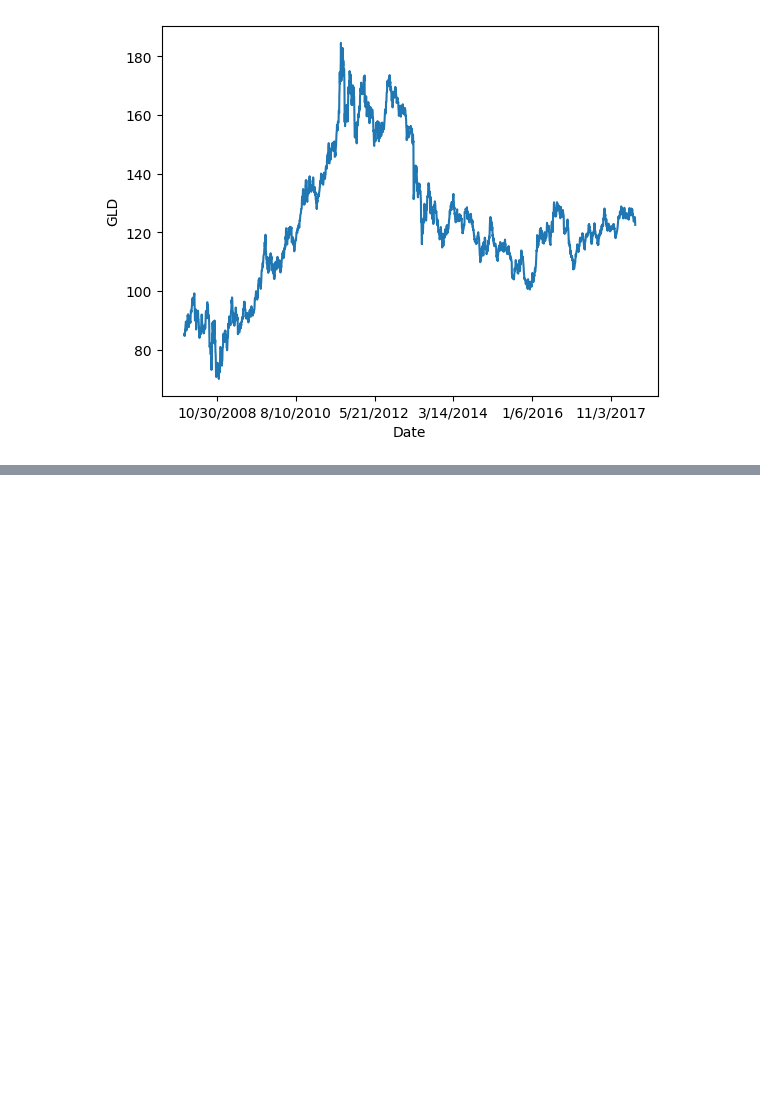
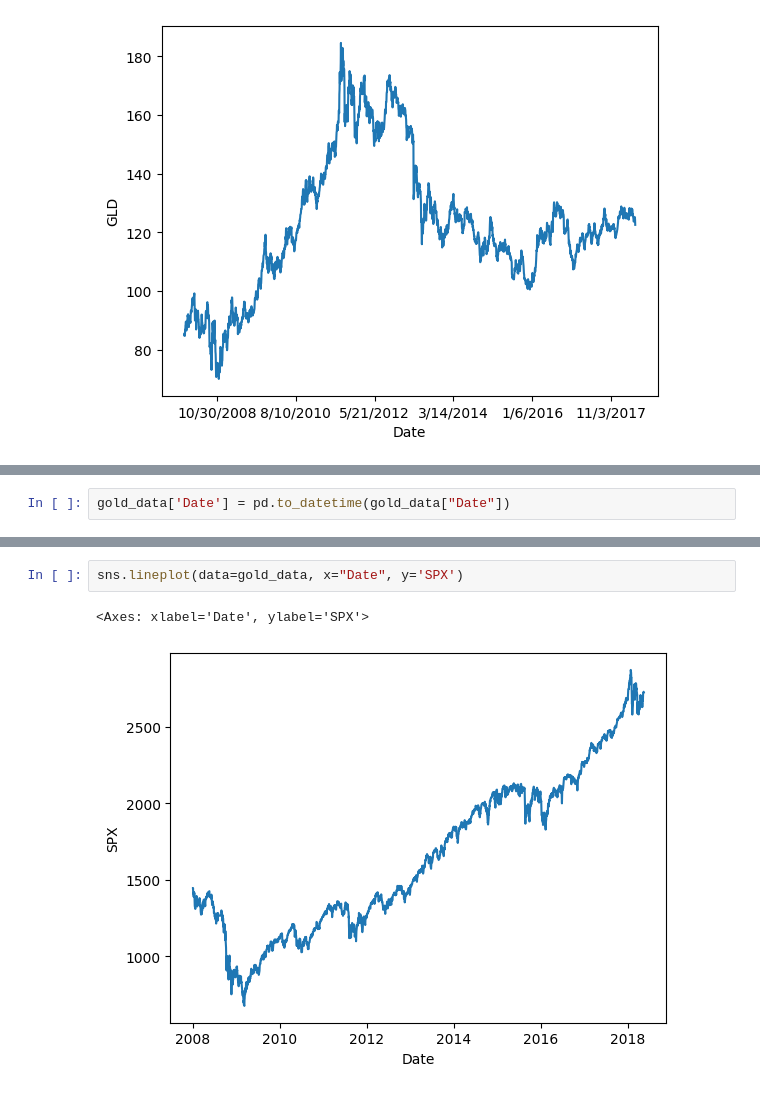
Before and after one commit to Himmu5/data-analysis, a Jupyter notebook: notebooks/gold_price_analysis.ipynb, the cells around one changed output, grey strips where cells are left out. Drawn from its saved outputs; the diff is of its cells as text; blank space fills up the shorter version.

Commit message:
feat: gold price analysis

```diff
--- a/notebooks/gold_price_analysis.ipynb
+++ b/notebooks/gold_price_analysis.ipynb
@@ -34,0 +51,2 @@ sns.lineplot(data=gold_data, x="Date", y="GLD")
+# %%
+gold_data['Date'] = pd.to_datetime(gold_data["Date"])
@@ -34,0 +111,5 @@ sns.lineplot(data=gold_data, x="Date", y="GLD")
+# %%
+sns.lineplot(data=gold_data, x="Date", y='SPX')
+# %% [output]
+<Axes: xlabel='Date', ylabel='SPX'>
+[figure, added]
```
Also changed, not shown: parts of 9 cells of this notebook.
